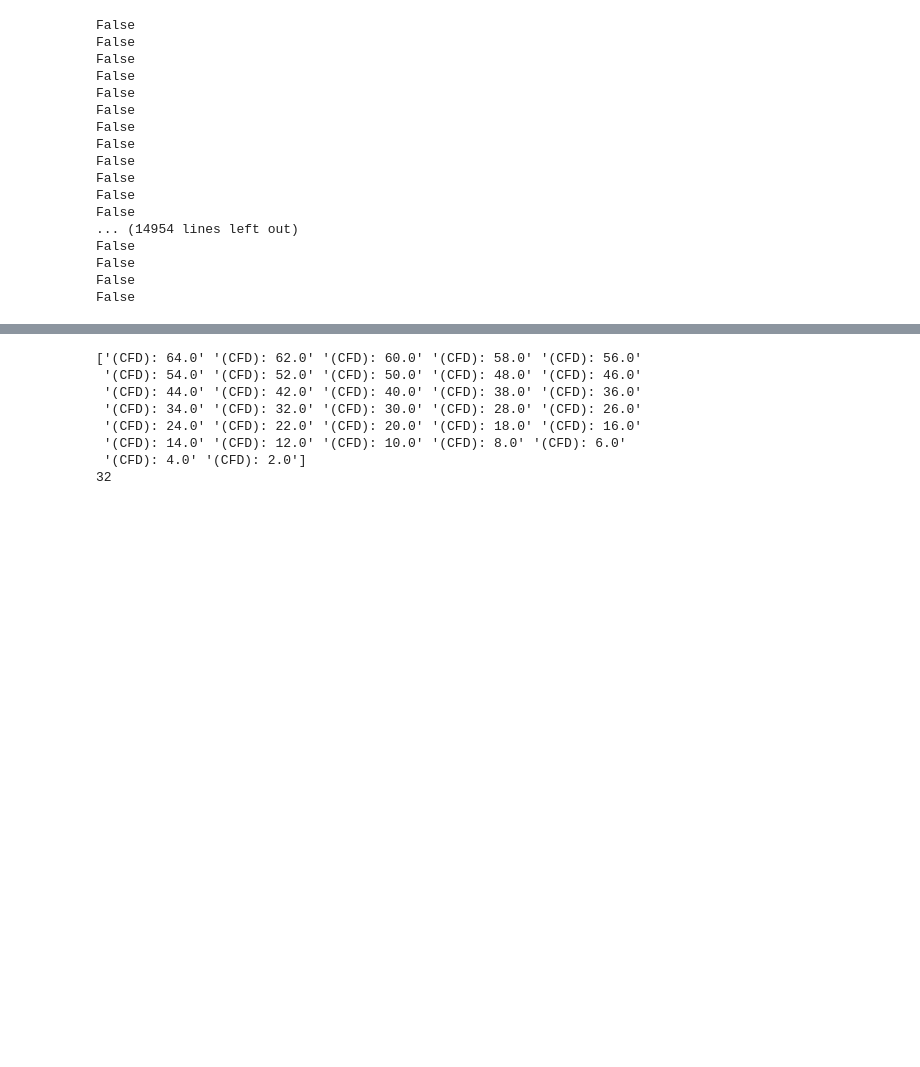
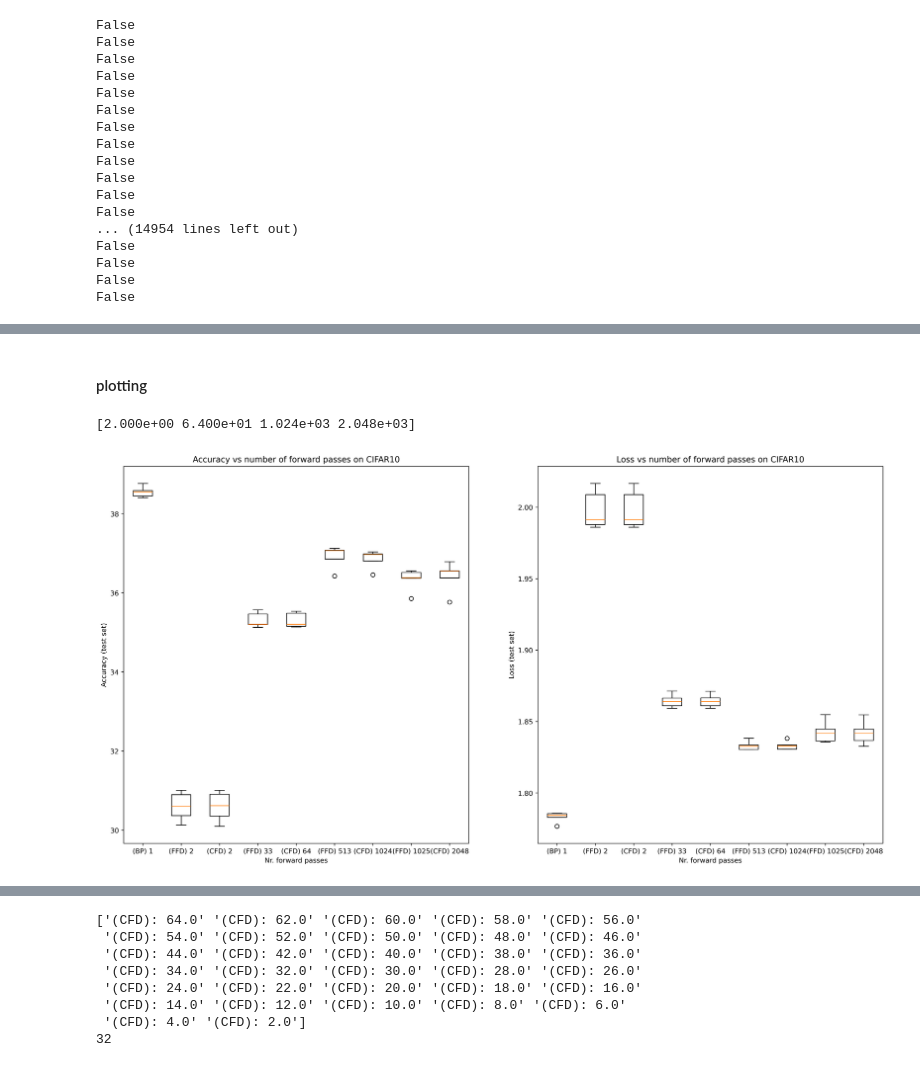
Before and after one commit to MKentKraus/2nd-Order-Perturbations, a Jupyter notebook: visualization.ipynb, the cells around one changed output, grey strips where cells are left out. Saved outputs shown, nothing was run; the diff lists cells and outputs as text; code cells hidden in the pictures; blank space fills up the shorter version.

```diff
--- a/visualization.ipynb
+++ b/visualization.ipynb
@@ -898,0 +1072,2 @@ False
+# %%
+api = wandb.Api()
@@ -899,8 +1100,4 @@ False
 # %%
-metric_names, FFD_CIFAR10_stats = get_metrics(FFD_Cifar10)
-_, CFD_CIFAR10_stats = get_metrics(CFD_Cifar10)
-_, BP_CIFAR10_stats = get_metrics(BP_Cifar10)
-
-_, FFD_MNIST_stats = get_metrics(FFD_Mnist)
-_, CFD_MNIST_stats = get_metrics(CFD_Mnist)
-_, BP_MNIST_stats = get_metrics(BP_Mnist)
+metric_names, FFD_CIFAR10_stats = get_metrics(FFD_Cifar10_best1)
+_, CFD_CIFAR10_stats = get_metrics(CFD_Cifar10_best1)
+_, BP_CIFAR10_test_stats = get_metrics(BP_Cifar10)
@@ -924,0 +1104,9 @@ False
+# %%
+_, CFD_cifar10_1024 = get_metrics(CFD_CIFAR10_1024_best1024)
+_, FFD_cifar10_1024 = get_metrics(FFD_CIFAR10_1024_best1024)
+
+
+_, CFD_cifar10_512 = get_metrics(CFD_CIFAR10_512_best512)
+_, FFD_cifar10_512 = get_metrics(FFD_CIFAR10_512_best512)
+_, CFD_cifar10_32 = get_metrics(CFD_CIFAR10_32_best32)
+_, FFD_cifar10_32 = get_metrics(FFD_CIFAR10_32_best32)
@@ -925,18 +1162,19 @@ False
 # %%
-def make_boxplots(FFD_stats, CFD_stats, BP_stats, name):
+def make_boxplots(FFD_stats, CFD_stats, BP_stats, num_groups, name):
 
-    cfd_acc = np.split(np.flip(CFD_stats[1][:, -1]), 3)
-    cfd_loss = np.split(np.flip(CFD_stats[0][:, -1]), 3)
-    ffd_acc = np.split(np.flip(FFD_stats[1][:, -1]), 3)
-    ffd_loss = np.split(np.flip(FFD_stats[0][:, -1]), 3)
+    cfd_acc = np.split(CFD_stats[1][:, -1], num_groups) #Split into groups, and take only the last epoch for each metric
+    cfd_loss = np.split(CFD_stats[0][:, -1], num_groups)
+    ffd_acc = np.split(FFD_stats[1][:, -1], num_groups)
+    ffd_loss = np.split(FFD_stats[0][:, -1], num_groups)
     accs = [BP_stats[1][:, -1]]
     losses = [BP_stats[0][:, -1]]
     labels = ["(BP) " + str(1)]
 
+    print(np.unique(CFD_stats[4]))
     CFD_num_passes = np.unique(CFD_stats[4])
     FFD_num_passes = np.unique(FFD_stats[4])
 
-    for i in range(3):
+    for i in range(num_groups):
         labels.append("(FFD) " + str(int(FFD_num_passes[i])))
 
         labels.append("(CFD) " + str(int(CFD_num_passes[i])))
@@ -945,7 +1183,7 @@ def make_boxplots(FFD_stats, CFD_stats, BP_stats, name):
         losses.append(ffd_loss[i])
         losses.append(cfd_loss[i])
 
-    f, (ax1, ax2) = plt.subplots(1, 2, figsize=(15, 7))
+    f, (ax1, ax2) = plt.subplots(1, 2, figsize=(20, 10))
     f.set_dpi(400)
     ax1.set_title(f"Accuracy vs number of forward passes on {name}")
     ax1.set_ylabel("Accuracy (test set)")
@@ -960,3 +1198,10 @@ def make_boxplots(FFD_stats, CFD_stats, BP_stats, name):
     ax2.boxplot(losses, tick_labels=labels)
 
     plt.show()
+# %% [markdown]
+#### plotting
+# %%
+make_boxplots(FFD_stats, CFD_stats, BP_CIFAR10_test_stats, 4, "CIFAR10")
+# %% [output]
+[2.000e+00 6.400e+01 1.024e+03 2.048e+03]
+[figure, added]
```
Also changed, not shown: parts of 28 cells of this notebook, 2 other files.
